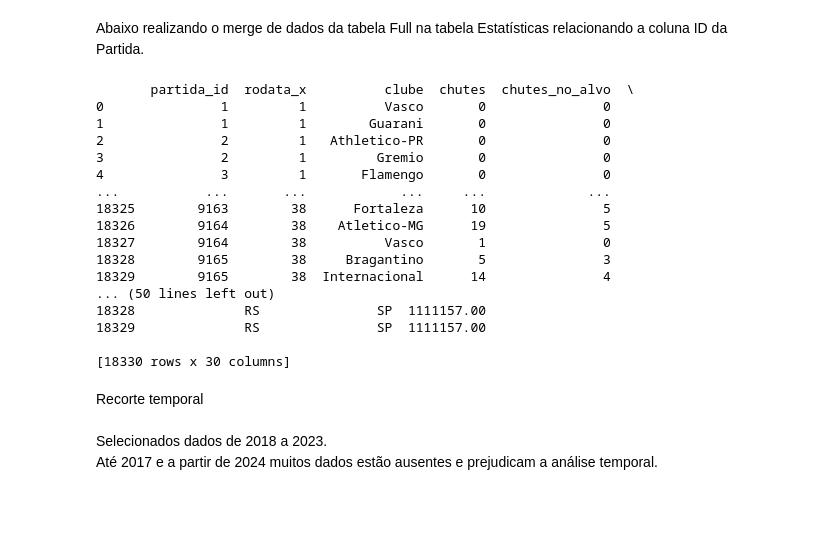
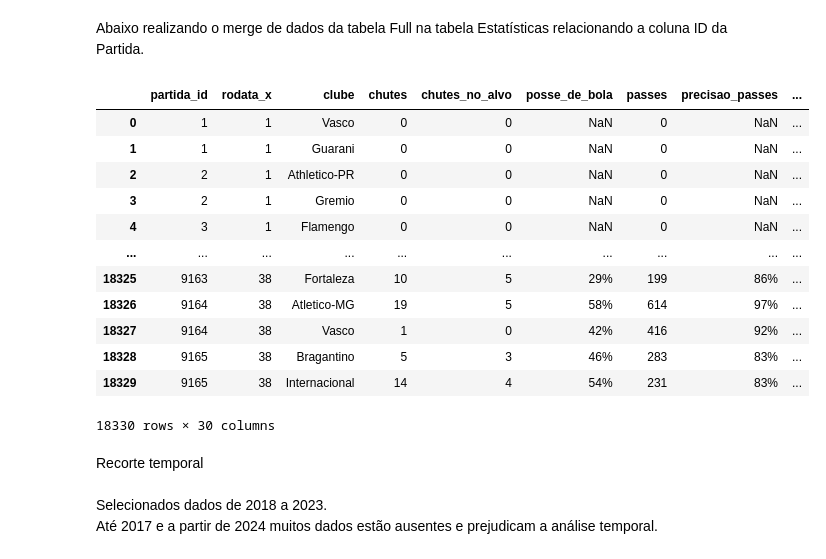
Before and after one commit to CharleneSantos/Caixaverso-FC5, a Jupyter notebook: notebooks/analises.ipynb, the cells around one changed output. Cells and saved outputs as stored; diff of their text form; code cells hidden in the pictures; blank space fills up the shorter version.

```diff
--- a/notebooks/analises.ipynb
+++ b/notebooks/analises.ipynb
@@ -79,30 +84,26 @@ Abaixo realizando o merge de dados da tabela Full na tabela Estatísticas relaci
 # %%
 df_merge = df_estats.merge(
     df_full,
     left_on='partida_id',   # Chave no primeiro dataset
     right_on='ID',          # Chave no segundo dataset
     how='inner'
 )
 
-print(df_merge)
+df_merge
 # %% [output]
+|  | partida_id | rodata_x | clube | chutes | chutes_no_alvo | posse_de_bola | passes | precisao_passes | ... |
+| 0 | 1 | 1 | Vasco | 0 | 0 | NaN | 0 | NaN | ... |
+| 1 | 1 | 1 | Guarani | 0 | 0 | NaN | 0 | NaN | ... |
+| 2 | 2 | 1 | Athletico-PR | 0 | 0 | NaN | 0 | NaN | ... |
+| 3 | 2 | 1 | Gremio | 0 | 0 | NaN | 0 | NaN | ... |
+| 4 | 3 | 1 | Flamengo | 0 | 0 | NaN | 0 | NaN | ... |
+| ... | ... | ... | ... | ... | ... | ... | ... | ... | ... |
+| 18325 | 9163 | 38 | Fortaleza | 10 | 5 | 29% | 199 | 86% | ... |
+| 18326 | 9164 | 38 | Atletico-MG | 19 | 5 | 58% | 614 | 97% | ... |
+| 18327 | 9164 | 38 | Vasco | 1 | 0 | 42% | 416 | 92% | ... |
+| 18328 | 9165 | 38 | Bragantino | 5 | 3 | 46% | 283 | 83% | ... |
+| 18329 | 9165 | 38 | Internacional | 14 | 4 | 54% | 231 | 83% | ... |
-       partida_id  rodata_x          clube  chutes  chutes_no_alvo  \
-0               1         1          Vasco       0               0
-1               1         1        Guarani       0               0
-2               2         1   Athletico-PR       0               0
-3               2         1         Gremio       0               0
-4               3         1       Flamengo       0               0
-...           ...       ...            ...     ...             ...
-18325        9163        38      Fortaleza      10               5
-18326        9164        38    Atletico-MG      19               5
-18327        9164        38          Vasco       1               0
-18328        9165        38     Bragantino       5               3
-18329        9165        38  Internacional      14               4
-... (50 lines left out)
-18328              RS               SP  1111157.00
-18329              RS               SP  1111157.00
-
-[18330 rows x 30 columns]
+18330 rows × 30 columns
 # %% [markdown]
 Recorte temporal
 <br>
```
Also changed, not shown: parts of 16 cells of this notebook, 1 other file.
